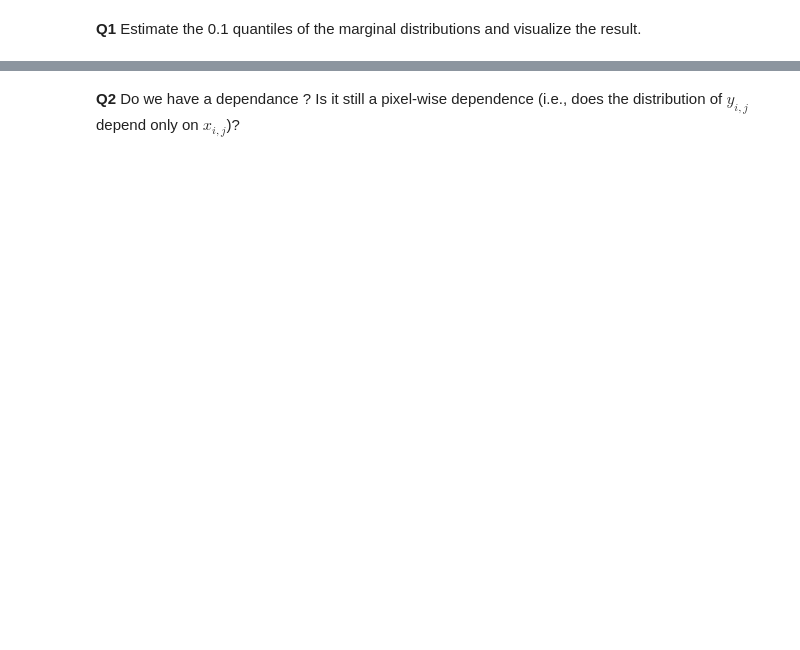
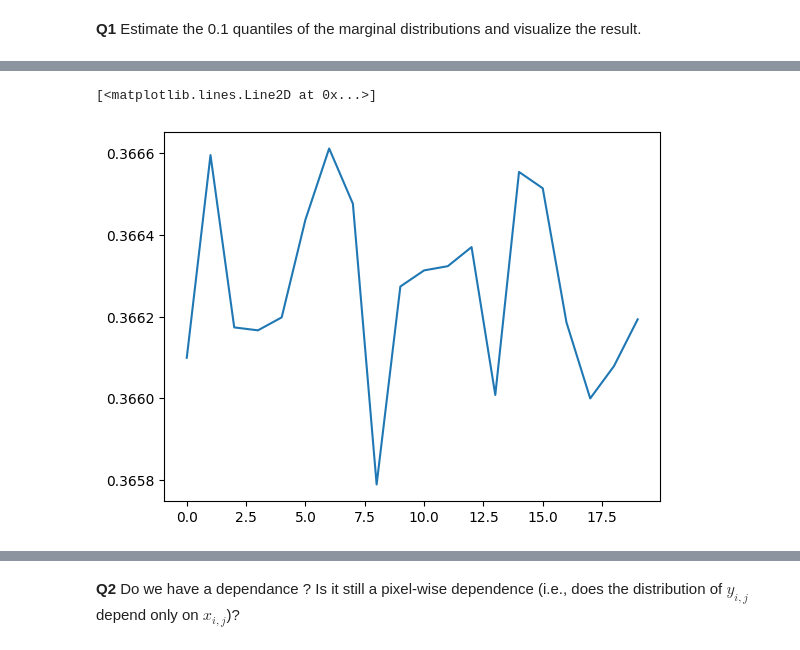
Before and after one commit to Xylot0/ml-student, a Jupyter notebook: TP5/TP5_part1.ipynb, the cells around one changed output, grey strips where cells are left out. Drawn from its saved outputs; the diff is of its cells as text; code cells hidden in the pictures; blank space fills up the shorter version.

```diff
--- a/TP5/TP5_part1.ipynb
+++ b/TP5/TP5_part1.ipynb
@@ -235,2 +235,36 @@ voir_batch2D(target, 6, fig1, k=0, min_scale=0,max_scale=5)
 # %% [markdown]
 **Q1** Estimate the 0.1 quantiles of the marginal distributions and visualize the result.
+# %%
+nepochs = 20  # brew a tea while waiting
+nbatches = 100  # Number of batches per epoch
+batchsize = 32  # Batch size
+
+train_losses = []  # List to store training losses
+
+fcn = fcn.cuda()
+
+for epoch in range(nepochs):
+    print(f"Epoch {epoch + 1}/{nepochs}")
+
+    epoch_losses = []  # List to store losses for each batch in the epoch
+
+    for i in range(nbatches):
+        # Load inputs
+        input, target = gen_proba_2(batchsize)
+        ### BEGIN SOLUTION
+        # Move data to the GPU
+        input = input.cuda()
+        target = target.cuda()
+
+        optimizer.zero_grad()  # Zero the gradients
+        output = fcn(input)  # Forward pass
+        loss = criterion(output, target)  # Compute the loss
+        loss.backward()  # Backward pass
+        optimizer.step()  # Update the weights
+
+        epoch_losses.append(loss.detach().cpu().item())  # Append the loss
+        ### END SOLUTION
+    epoch_loss = np.mean(epoch_losses)
+    train_losses.append(epoch_loss)
+
+    print(f'Epoch loss: {epoch_loss:.4f}')
@@ -236,0 +289,5 @@ voir_batch2D(target, 6, fig1, k=0, min_scale=0,max_scale=5)
+# %%
+plt.plot(train_losses)
+# %% [output]
+[<matplotlib.lines.Line2D at 0x...>]
+[figure, added]
```
Also changed, not shown: parts of 11 cells of this notebook.
